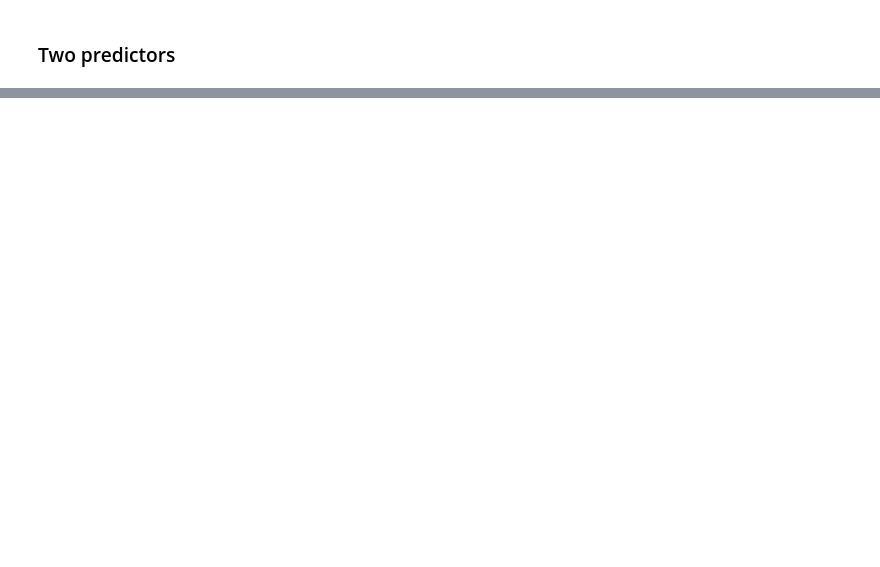
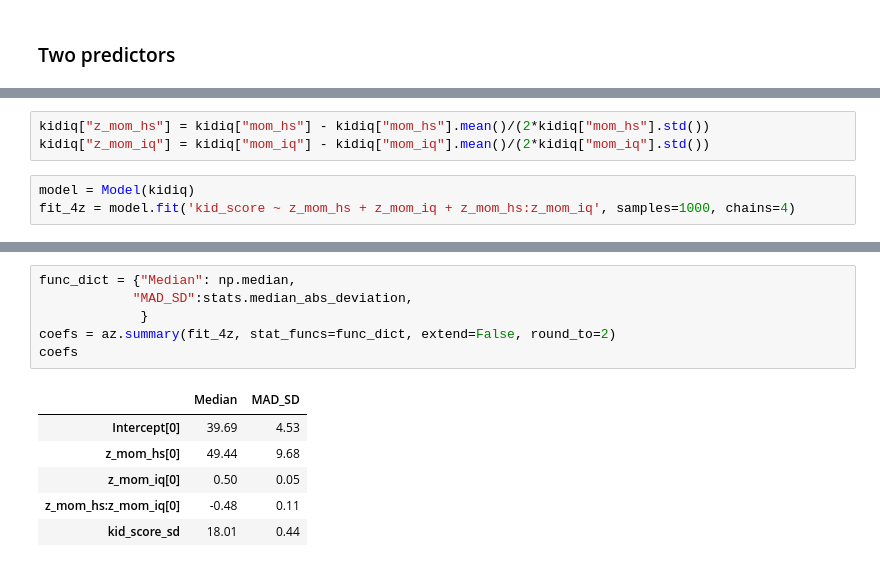
Before and after one commit to bambinos/educational-resources, a Jupyter notebook: ROS/KidIQ/kidiq.ipynb, the cells around one changed output, grey strips where cells are left out. Saved outputs shown, nothing was run; the diff lists cells and outputs as text; blank space fills up the shorter version.

```diff
--- a/ROS/KidIQ/kidiq.ipynb
+++ b/ROS/KidIQ/kidiq.ipynb
@@ -280,0 +356,6 @@ ax.set_ylabel("Child test score");
+# %%
+kidiq["z_mom_hs"] = kidiq["mom_hs"] - kidiq["mom_hs"].mean()/(2*kidiq["mom_hs"].std())
+kidiq["z_mom_iq"] = kidiq["mom_iq"] - kidiq["mom_iq"].mean()/(2*kidiq["mom_iq"].std())
+# %%
+model = Model(kidiq)
+fit_4z = model.fit('kid_score ~ z_mom_hs + z_mom_iq + z_mom_hs:z_mom_iq', samples=1000, chains=4)
@@ -280,0 +374,13 @@ ax.set_ylabel("Child test score");
+# %%
+func_dict = {"Median": np.median,
+            "MAD_SD":stats.median_abs_deviation,
+             }
+coefs = az.summary(fit_4z, stat_funcs=func_dict, extend=False, round_to=2)
+coefs
+# %% [output]
+|  | Median | MAD_SD |
+| Intercept[0] | 39.69 | 4.53 |
+| z_mom_hs[0] | 49.44 | 9.68 |
+| z_mom_iq[0] | 0.50 | 0.05 |
+| z_mom_hs:z_mom_iq[0] | -0.48 | 0.11 |
+| kid_score_sd | 18.01 | 0.44 |
```
Also changed, not shown: parts of 21 cells of this notebook.
